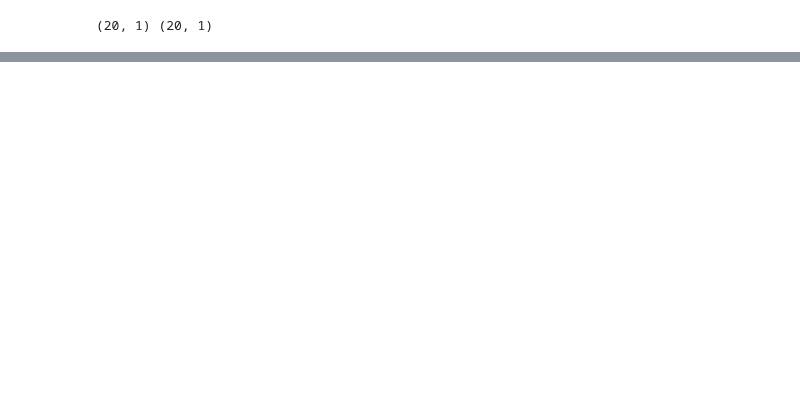
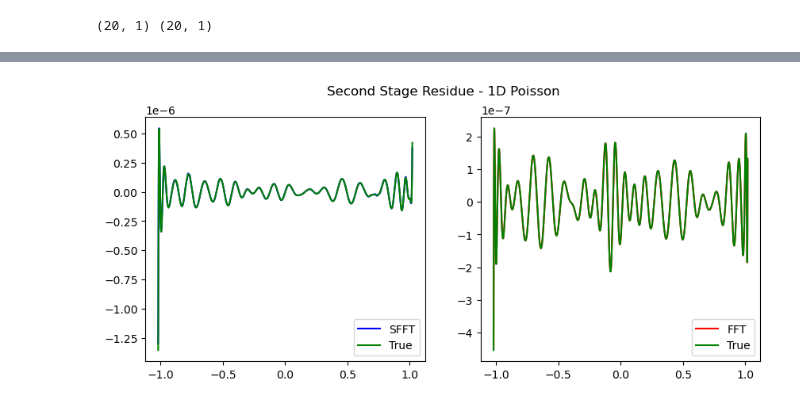
Before and after one commit to akavuturu/MultistageNN, a Jupyter notebook: sfftn_testing.ipynb, the cells around one changed output, grey strips where cells are left out. Cells and saved outputs as stored; diff of their text form; code cells hidden in the pictures; blank space fills up the shorter version.

```diff
--- a/sfftn_testing.ipynb
+++ b/sfftn_testing.ipynb
@@ -325,0 +428,21 @@ plt.ylabel("Loss")
+# %%
+residue_sfft = y_train - tf.add_n([MSNN_SFFT.stages[j].predict(x_train) for j in range(2)])
+yhat_3_sfft = MSNN_SFFT.stages[2].predict(x_train)
+
+residue_fft = y_train - tf.add_n([MSNN_FFT.stages[j].predict(x_train) for j in range(2)])
+yhat_3_fft = MSNN_FFT.stages[2].predict(x_train)
+
+fig, (ax1, ax2) = plt.subplots(1, 2, figsize=(10, 4))
+plt.suptitle("Second Stage Residue - 1D Poisson")
+ax1.ticklabel_format(style='sci', axis='y', scilimits=(0,0))
+ax1.plot(x_train, yhat_3_sfft, 'b', label='SFFT')
+ax1.plot(x_train, residue_sfft, 'g', label='True')
+ax1.legend()
+
+ax2.ticklabel_format(style='sci', axis='y', scilimits=(0,0))
+ax2.plot(x_train, yhat_3_fft, 'r', label='FFT')
+ax2.plot(x_train, residue_fft, 'g', label='True')
+ax2.legend()
+plt.show()
+# %% [output]
+[figure, added]
```
Also changed, not shown: parts of 13 cells of this notebook, 3 other files.
